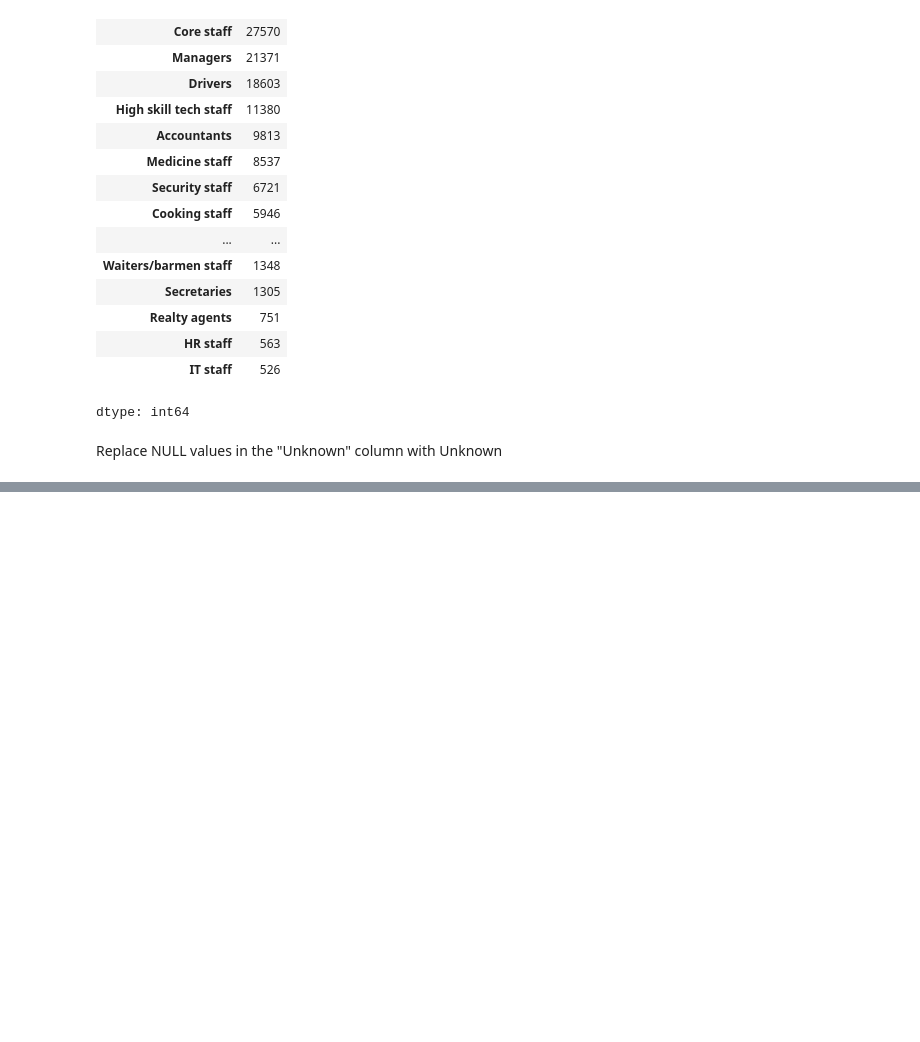
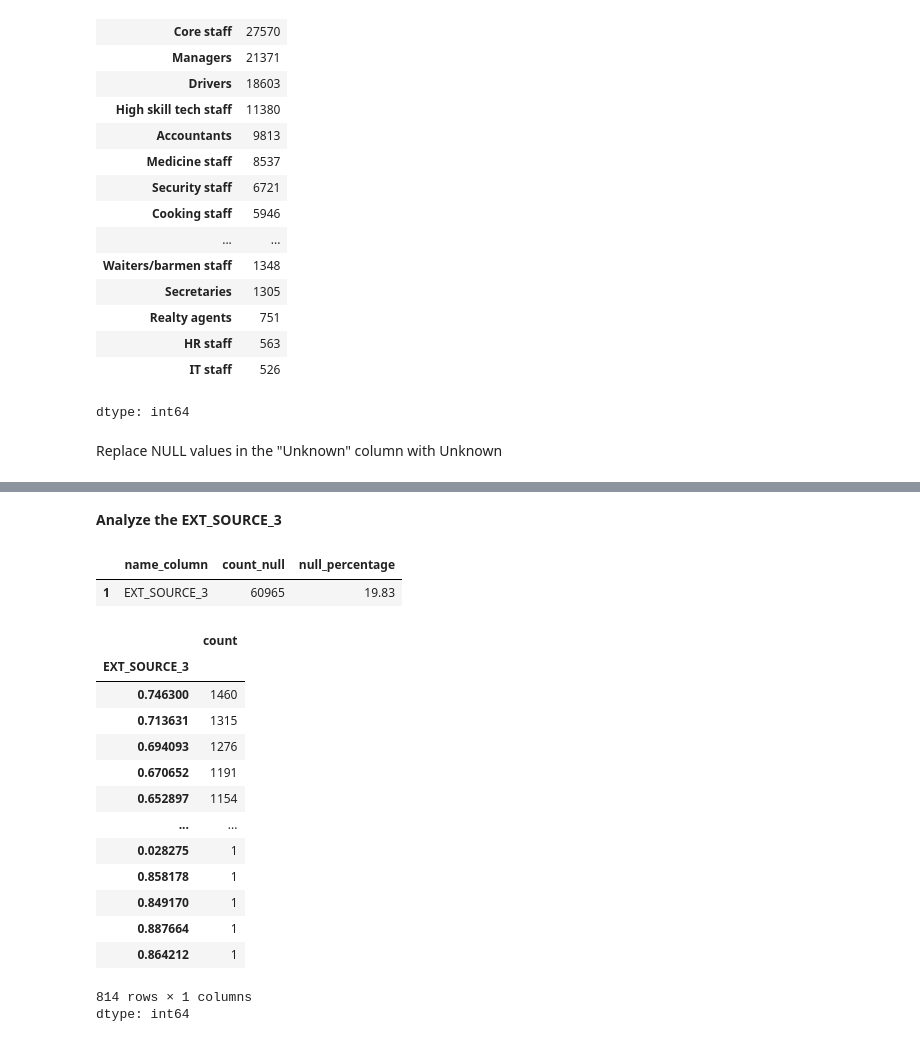
Before and after one commit to KharchenkoAnastasia/credit-default-risk-analysis, a Jupyter notebook: Home_Credit_Default_Risk.ipynb, the cells around one changed output, grey strips where cells are left out. Saved outputs shown, nothing was run; the diff lists cells and outputs as text; code cells hidden in the pictures; blank space fills up the shorter version.

```diff
--- a/Home_Credit_Default_Risk.ipynb
+++ b/Home_Credit_Default_Risk.ipynb
@@ -399,0 +407,25 @@ plt.show()
+# %% [markdown]
+**Analyze the EXT_SOURCE_3**
+# %%
+null_df_under40.loc[null_df_under40["name_column"]=='EXT_SOURCE_3']
+# %% [output]
+|  | name_column | count_null | null_percentage |
+| 1 | EXT_SOURCE_3 | 60965 | 19.83 |
+# %%
+df['EXT_SOURCE_3'].value_counts()
+# %% [output]
+|  | count |
+| EXT_SOURCE_3 |  |
+| 0.746300 | 1460 |
+| 0.713631 | 1315 |
+| 0.694093 | 1276 |
+| 0.670652 | 1191 |
+| 0.652897 | 1154 |
+| ... | ... |
+| 0.028275 | 1 |
+| 0.858178 | 1 |
+| 0.849170 | 1 |
+| 0.887664 | 1 |
+| 0.864212 | 1 |
+814 rows × 1 columns
+dtype: int64
```
Also changed, not shown: parts of 3 cells of this notebook.
